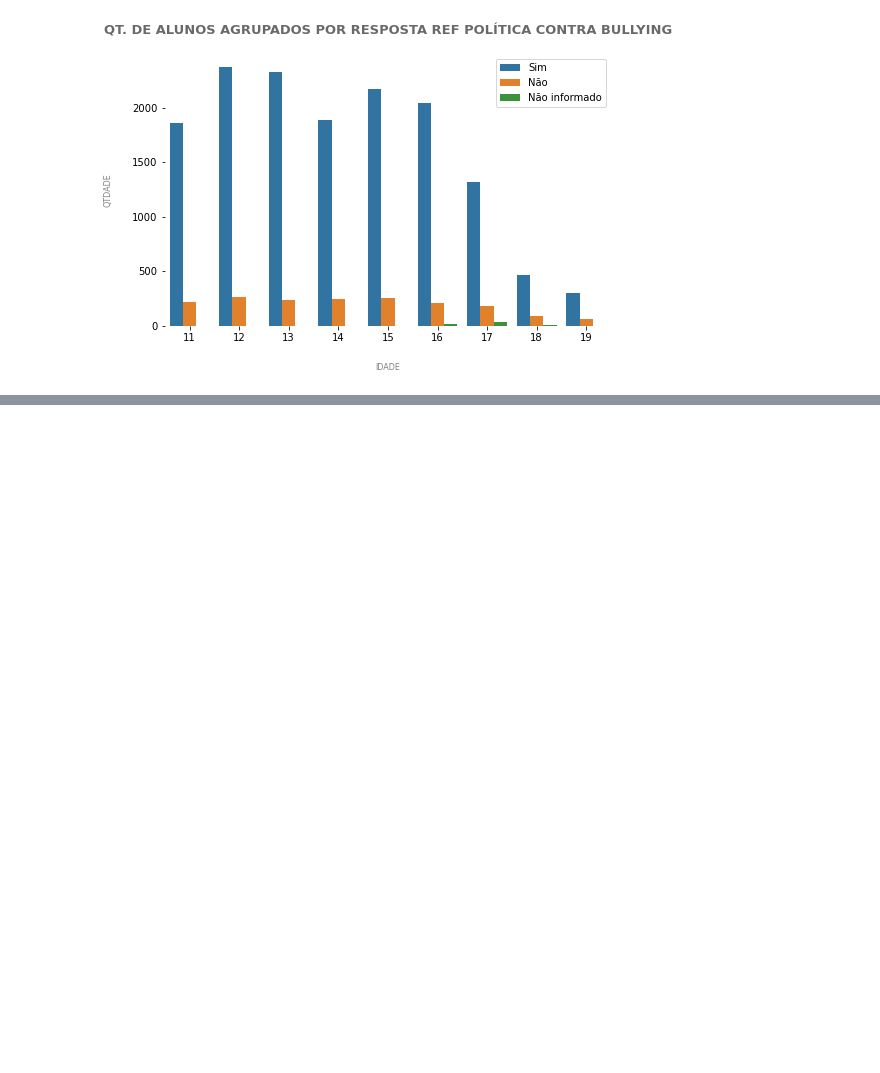
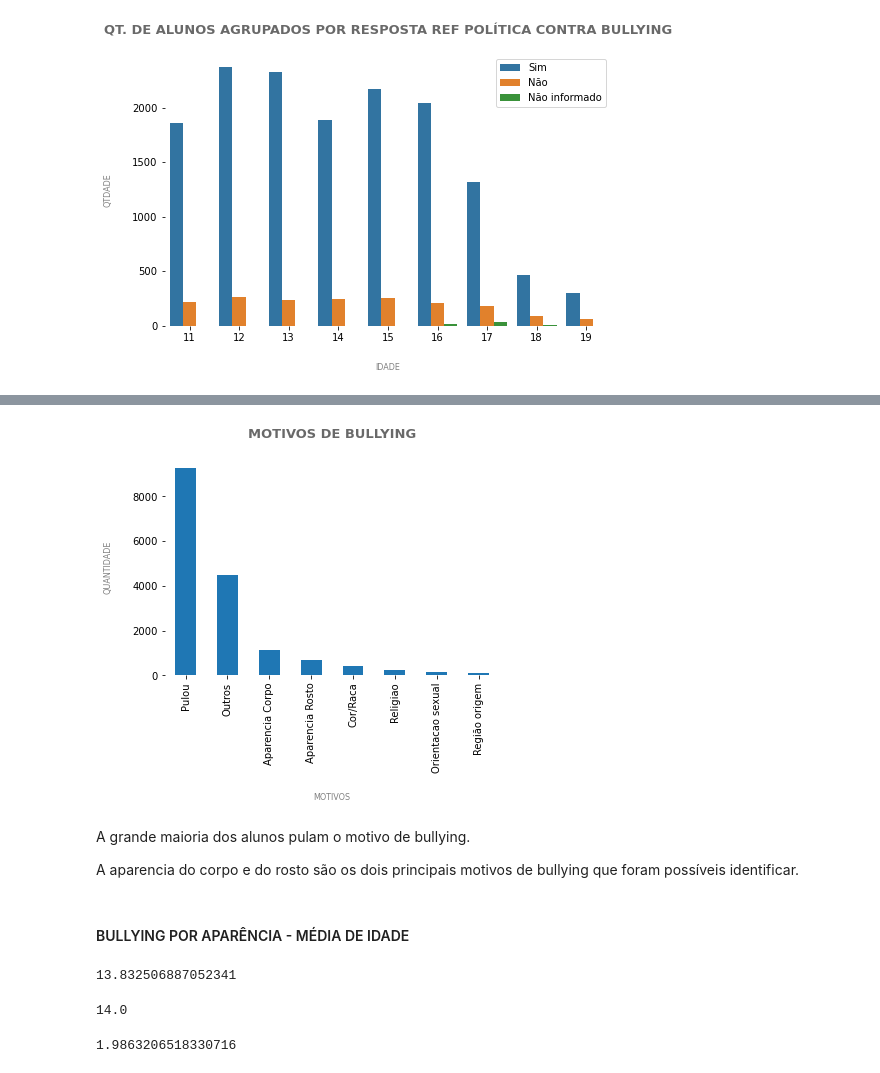
Before and after one commit to daianeklein/bootcamp-Alura, a Jupyter notebook: Desafio-Modulo3.ipynb, the cells around one changed output, grey strips where cells are left out. Cells and saved outputs as stored; diff of their text form; code cells hidden in the pictures; blank space fills up the shorter version.

```diff
--- a/Desafio-Modulo3.ipynb
+++ b/Desafio-Modulo3.ipynb
@@ -176,0 +210,29 @@ Pela análise dos dados, nota-se que a idade está bastante distribuída, logo,
+# %%
+# Copiando o dataframe original (evitar erros)
+a = df.copy()
+
+# Criando dicionario com as respostas
+rotulos = {-1 : 'Pulou', 1:'Cor/Raca', 2:'Religiao', 3: 'Aparencia Rosto', 4: 'Aparencia Corpo',
+          5: 'Orientacao sexual', 6: 'Região origem', 7: 'Outros', 8: 'Não informado'}
+
+# Traduzinho o dicionario
+a['motivo_bul'] = a['motivo_bul'].map(rotulos)
+
+# Plotando e configuando o gráfico
+ax = (a['motivo_bul'].value_counts()).plot(kind='bar')
+
+ax = plt.title('MOTIVOS DE BULLYING',
+               pad = 20,
+         fontsize = 13, color ='dimgrey', fontweight = 'bold')
+
+ax = sns.despine(bottom = True, left=True)
+ax = plt.xlabel('MOTIVOS', color = 'grey', labelpad = 20, fontsize = 8)
+ax = plt.ylabel('QUANTIDADE', color = 'grey', labelpad = 20, fontsize = 8)
+# %% [output]
+[figure, added]
+# %% [markdown]
+A grande maioria dos alunos pulam o motivo de bullying.
+
+A aparencia do corpo e do rosto são os dois principais motivos de bullying que foram possíveis identificar.
+# %% [markdown]
+####  BULLYING POR APARÊNCIA - MÉDIA DE IDADE
@@ -176,0 +245,14 @@ Pela análise dos dados, nota-se que a idade está bastante distribuída, logo,
+# %%
+# Média de idade das crianças que sofrem bullying por conta da aparência
+a[a['aparencia'] == True]['idade'].mean()
+# %% [output]
+13.832506887052341
+# %%
+# Mediana de idade das crianças que sofrem bullying por conta da aparência
+a[a['aparencia'] == True]['idade'].median()
+# %% [output]
+14.0
+# %%
+a[a['aparencia'] == True]['idade'].std()
+# %% [output]
+1.9863206518330716
```
Also changed, not shown: parts of 8 cells of this notebook.
